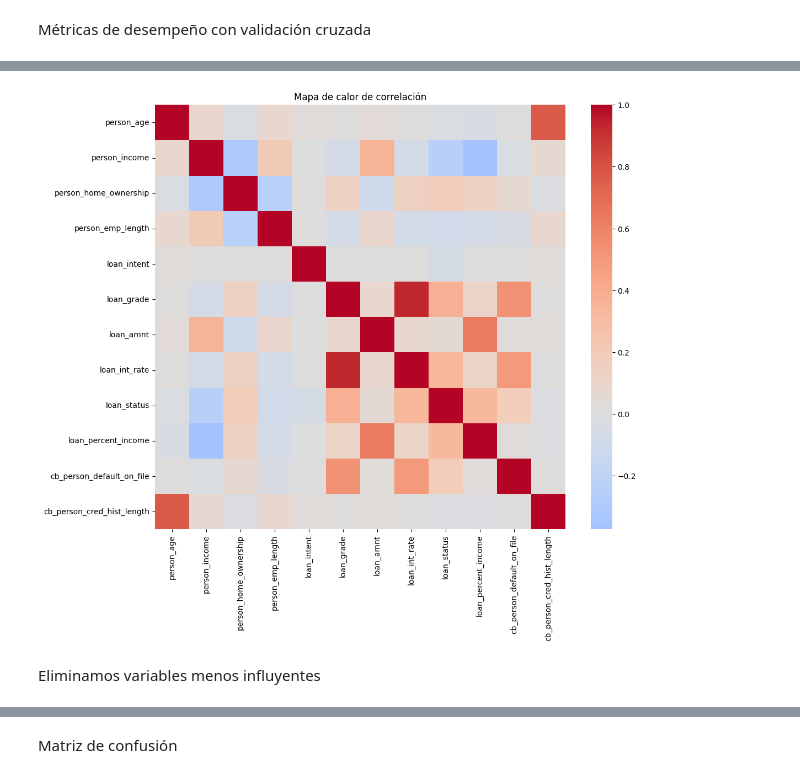
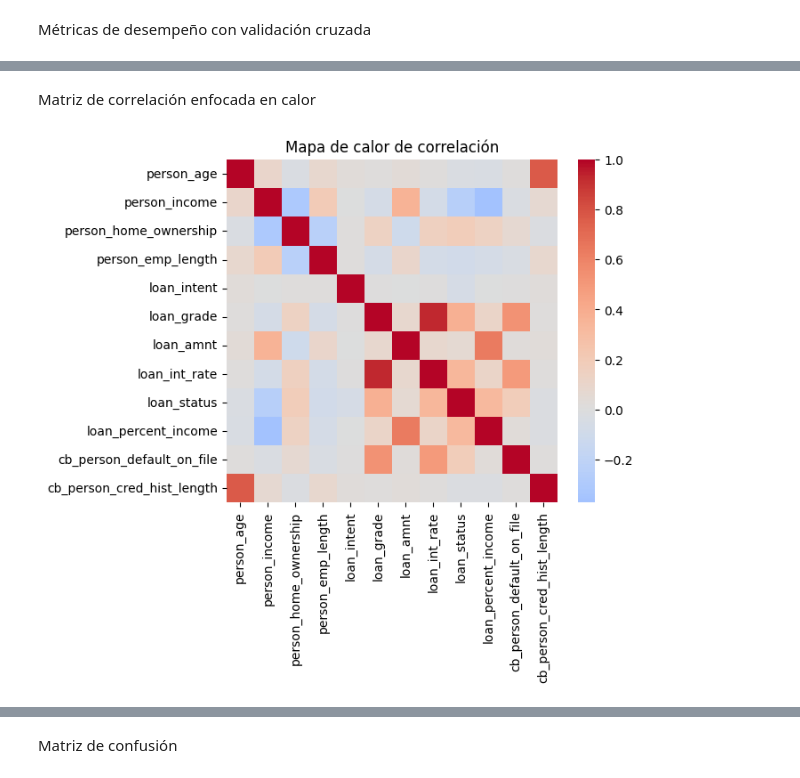
Before and after one commit to maxiskjd/skjd, a Jupyter notebook: Proyecto1.ipynb, the cells around one changed output, grey strips where cells are left out. Cells and saved outputs as stored; diff of their text form; code cells hidden in the pictures.

```diff
--- a/Proyecto1.ipynb
+++ b/Proyecto1.ipynb
@@ -187,11 +186,12 @@ plt.show()
+# %% [markdown]
+Matriz de correlación enfocada en calor
 # %%
-CM = data.corr()
+CM = data.corr() #Calcular la matriz de correlación
 
-plt.figure(figsize=(12, 10))
-sns.heatmap(CM, annot=False, cmap='coolwarm', center=0)
+#Gráfico de la matriz
+plt.figure(figsize=(6, 5))
+sns.heatmap(CM, cmap='coolwarm', center=0)
 plt.title("Mapa de calor de correlación")
 plt.show()
 # %% [output]
-[figure, old version]
+[figure, new version]
-# %% [markdown]
-Eliminamos variables menos influyentes
```
Also changed, not shown: parts of 23 cells of this notebook.
